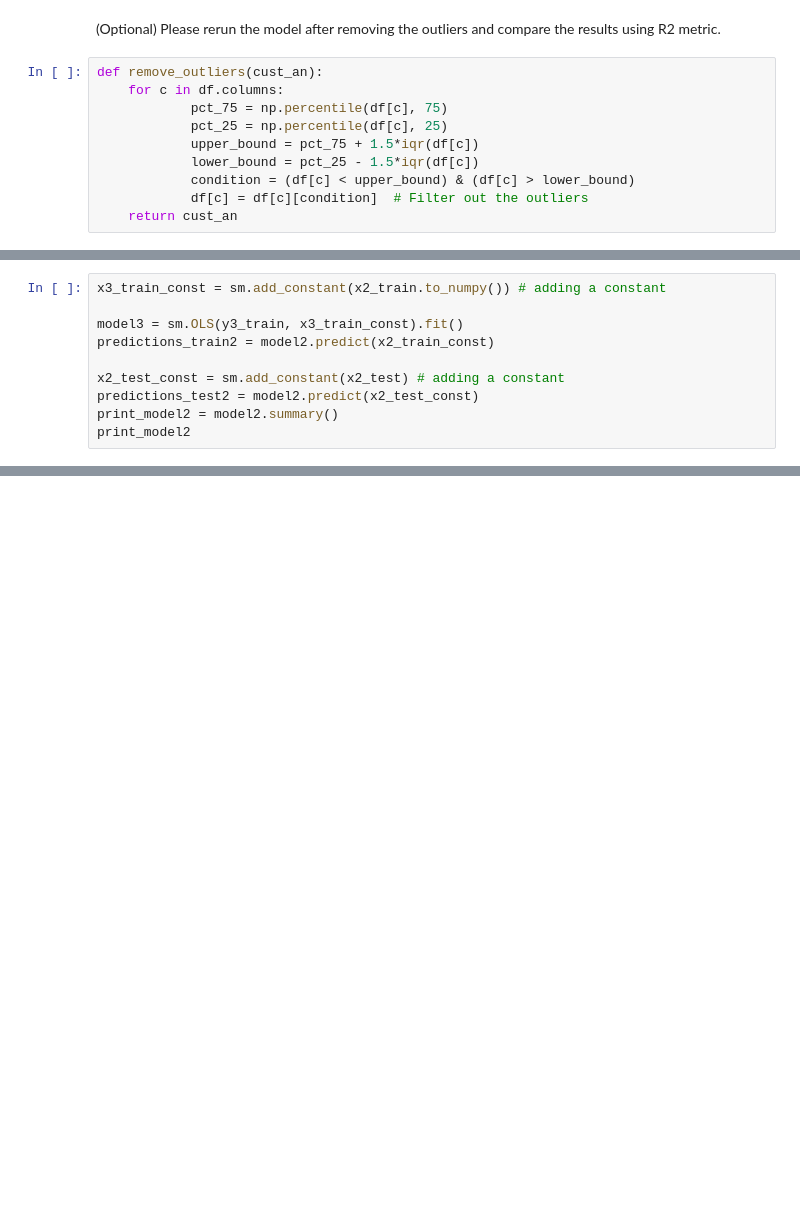
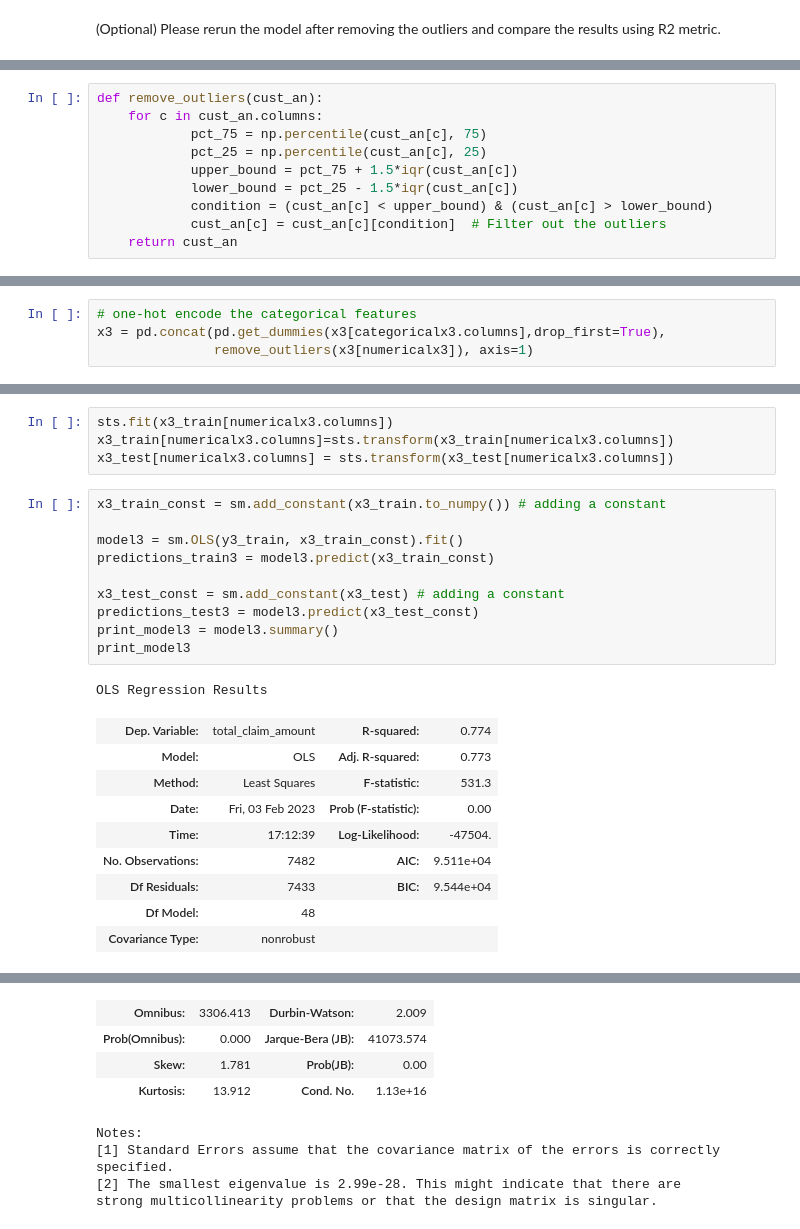
Before and after one commit to MLB-95/IH_LABS, a Jupyter notebook: LABS/week4/linear regression.ipynb, the cells around one changed output, grey strips where cells are left out. Saved outputs shown, nothing was run; the diff lists cells and outputs as text; blank space fills up the shorter version.

```diff
--- a/LABS/week4/linear regression.ipynb
+++ b/LABS/week4/linear regression.ipynb
@@ -618,13 +618,3 @@ features_importances2
 | 0 | customer_lifetime_value | 0.000858 |
 # %% [markdown]
 (Optional) Please rerun the model after removing the outliers and compare the results using R2 metric.
-# %%
-def remove_outliers(cust_an):
-    for c in df.columns:
-            pct_75 = np.percentile(df[c], 75)
-            pct_25 = np.percentile(df[c], 25)
-            upper_bound = pct_75 + 1.5*iqr(df[c])
-            lower_bound = pct_25 - 1.5*iqr(df[c])
-            condition = (df[c] < upper_bound) & (df[c] > lower_bound)
-            df[c] = df[c][condition]  # Filter out the outliers
-    return cust_an
@@ -651,10 +621,10 @@ x3_test[numericalx3.columns] = sts.transform(x3_test[numericalx3.columns])
-# %%
-x3_train_const = sm.add_constant(x2_train.to_numpy()) # adding a constant
-
-model3 = sm.OLS(y3_train, x3_train_const).fit()
-predictions_train2 = model2.predict(x2_train_const)
-
-x2_test_const = sm.add_constant(x2_test) # adding a constant
-predictions_test2 = model2.predict(x2_test_const)
-print_model2 = model2.summary()
-print_model2
+# %%
+def remove_outliers(cust_an):
+    for c in cust_an.columns:
+            pct_75 = np.percentile(cust_an[c], 75)
+            pct_25 = np.percentile(cust_an[c], 25)
+            upper_bound = pct_75 + 1.5*iqr(cust_an[c])
+            lower_bound = pct_25 - 1.5*iqr(cust_an[c])
+            condition = (cust_an[c] < upper_bound) & (cust_an[c] > lower_bound)
+            cust_an[c] = cust_an[c][condition]  # Filter out the outliers
+    return cust_an
@@ -660,0 +637,4 @@ print_model2
+# %%
+# one-hot encode the categorical features
+x3 = pd.concat(pd.get_dummies(x3[categoricalx3.columns],drop_first=True),
+               remove_outliers(x3[numericalx3]), axis=1)
@@ -660,0 +650,25 @@ print_model2
+# %%
+sts.fit(x3_train[numericalx3.columns])
+x3_train[numericalx3.columns]=sts.transform(x3_train[numericalx3.columns])
+x3_test[numericalx3.columns] = sts.transform(x3_test[numericalx3.columns])
+# %%
+x3_train_const = sm.add_constant(x3_train.to_numpy()) # adding a constant
+
+model3 = sm.OLS(y3_train, x3_train_const).fit()
+predictions_train3 = model3.predict(x3_train_const)
+
+x3_test_const = sm.add_constant(x3_test) # adding a constant
+predictions_test3 = model3.predict(x3_test_const)
+print_model3 = model3.summary()
+print_model3
+# %% [output]
+OLS Regression Results
+| Dep. Variable: | total_claim_amount | R-squared: | 0.774 |
+| Model: | OLS | Adj. R-squared: | 0.773 |
+| Method: | Least Squares | F-statistic: | 531.3 |
+| Date: | Fri, 03 Feb 2023 | Prob (F-statistic): | 0.00 |
+| Time: | 17:12:39 | Log-Likelihood: | -47504. |
+| No. Observations: | 7482 | AIC: | 9.511e+04 |
+| Df Residuals: | 7433 | BIC: | 9.544e+04 |
+| Df Model: | 48 |  |  |
+| Covariance Type: | nonrobust |  |  |
@@ -660,0 +691,8 @@ print_model2
+| Omnibus: | 3306.413 | Durbin-Watson: | 2.009 |
+| Prob(Omnibus): | 0.000 | Jarque-Bera (JB): | 41073.574 |
+| Skew: | 1.781 | Prob(JB): | 0.00 |
+| Kurtosis: | 13.912 | Cond. No. | 1.13e+16 |
+Notes:
+[1] Standard Errors assume that the covariance matrix of the errors is correctly specified.
+[2] The smallest eigenvalue is 2.99e-28. This might indicate that there are
+strong multicollinearity problems or that the design matrix is singular.
```
Also changed, not shown: parts of 33 cells of this notebook.
